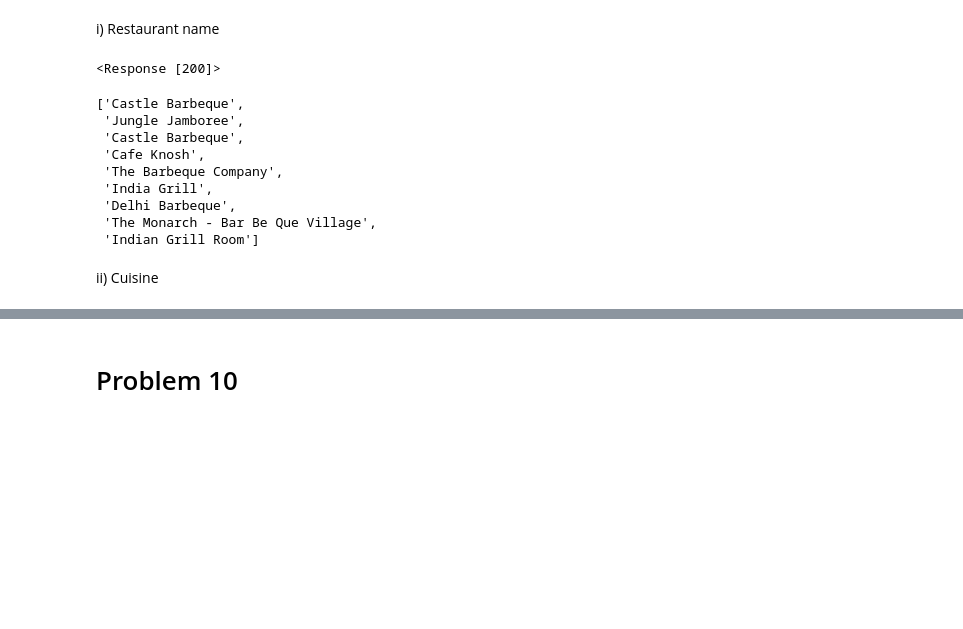
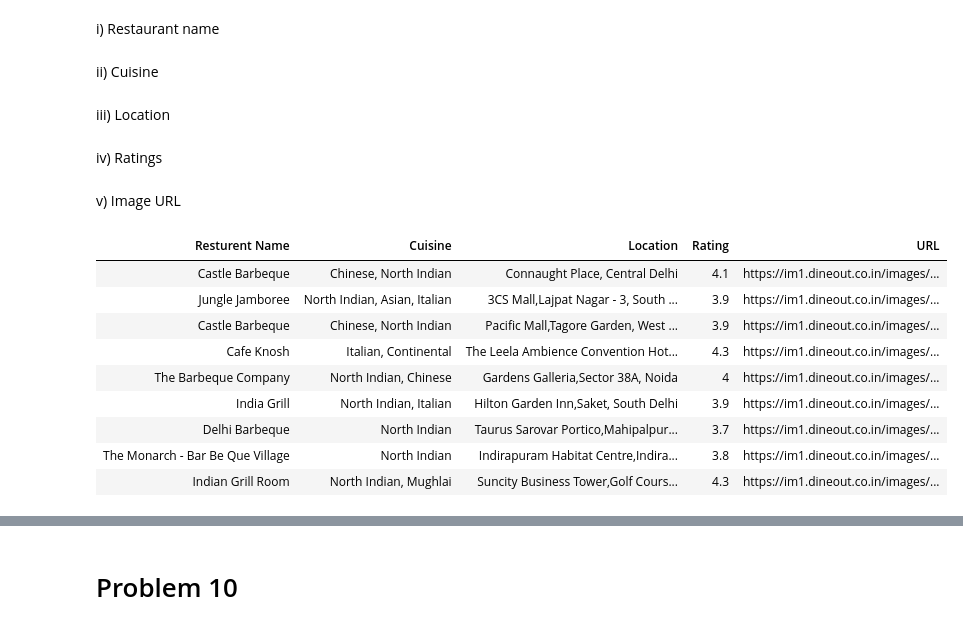
Before and after one commit to preeti0292/Internship, a Jupyter notebook: Web Scraping Worksheet.ipynb, the cells around one changed output, grey strips where cells are left out. Drawn from its saved outputs; the diff is of its cells as text; code cells hidden in the pictures; blank space fills up the shorter version.

```diff
--- a/Web Scraping Worksheet.ipynb
+++ b/Web Scraping Worksheet.ipynb
@@ -854,33 +741,68 @@ urls
 Write a python program to scrape mentioned details from dineout.co.in :
 # %% [markdown]
 i) Restaurant name
+# %% [markdown]
+ii) Cuisine
+# %% [markdown]
+iii) Location
+# %% [markdown]
+iv) Ratings
+# %% [markdown]
+v) Image URL
 # %%
 #Sending request to the webpage to get page content.
 bb = 'https://www.dineout.co.in/delhi-restaurants/buffet-special'
 b_res = requests.get(bb)
 
 #Creating soup
 b_soup = BeautifulSoup(b_res.content,'html.parser')
+
+#Srcaping resturent name
+r_name = []
+resturent = b_soup.find_all('a', class_ = 'restnt-name ellipsis')
+
+for r in resturent:
+    r_name.append(r.text)
+
+#Scraping cuisine
+cuisine = []
+cui = b_soup.find_all('span', class_ = 'double-line-ellipsis')
+
+for c in cui:
+    cuisine.append(c.text.split('|')[1])
+
+#Scraping locations
+location = []
+
+for l in b_soup.findAll('div', class_ = 'restnt-loc ellipsis'):
+    location.append(l.text)
+
+
+#Parse the ratings
+r_ratings = []
+
+for r in b_soup.findAll('div', class_ = 'restnt-rating rating-4'):
+    r_ratings.append(r.text)
+
+
+#Scraping URLs
+URL = []
+
+for bu in b_soup.findAll('img', class_ = 'no-img'):
+    URL.append(bu['data-src'])
+
+#Creating dataframe.
+dine = pd.DataFrame({'Resturent Name':r_name,'Cuisine':cuisine,'Location':location,'Rating':r_ratings,'URL':URL})
+Dine = dine.style.hide_index()
+Dine
 # %% [output]
-<Response [200]>
+| Resturent Name | Cuisine | Location | Rating | URL |
+| Castle Barbeque | Chinese, North Indian | Connaught Place, Central Delhi | 4.1 | https://im1.dineout.co.in/images/... |
+| Jungle Jamboree | North Indian, Asian, Italian | 3CS Mall,Lajpat Nagar - 3, South ... | 3.9 | https://im1.dineout.co.in/images/... |
+| Castle Barbeque | Chinese, North Indian | Pacific Mall,Tagore Garden, West ... | 3.9 | https://im1.dineout.co.in/images/... |
+| Cafe Knosh | Italian, Continental | The Leela Ambience Convention Hot... | 4.3 | https://im1.dineout.co.in/images/... |
+| The Barbeque Company | North Indian, Chinese | Gardens Galleria,Sector 38A, Noida | 4 | https://im1.dineout.co.in/images/... |
+| India Grill | North Indian, Italian | Hilton Garden Inn,Saket, South Delhi | 3.9 | https://im1.dineout.co.in/images/... |
+| Delhi Barbeque | North Indian | Taurus Sarovar Portico,Mahipalpur... | 3.7 | https://im1.dineout.co.in/images/... |
+| The Monarch - Bar Be Que Village | North Indian | Indirapuram Habitat Centre,Indira... | 3.8 | https://im1.dineout.co.in/images/... |
+| Indian Grill Room | North Indian, Mughlai | Suncity Business Tower,Golf Cours... | 4.3 | https://im1.dineout.co.in/images/... |
-# %%
-#Srcaping resturent name
-r_name = []
-resturent = b_soup.find_all('a', class_ = 'restnt-name ellipsis')
-
-for r in resturent:
-    r_name.append(r.text)
-
-r_name
-# %% [output]
-['Castle Barbeque',
- 'Jungle Jamboree',
- 'Castle Barbeque',
- 'Cafe Knosh',
- 'The Barbeque Company',
- 'India Grill',
- 'Delhi Barbeque',
- 'The Monarch - Bar Be Que Village',
- 'Indian Grill Room']
-# %% [markdown]
-ii) Cuisine
```
Also changed, not shown: parts of 27 cells of this notebook.
